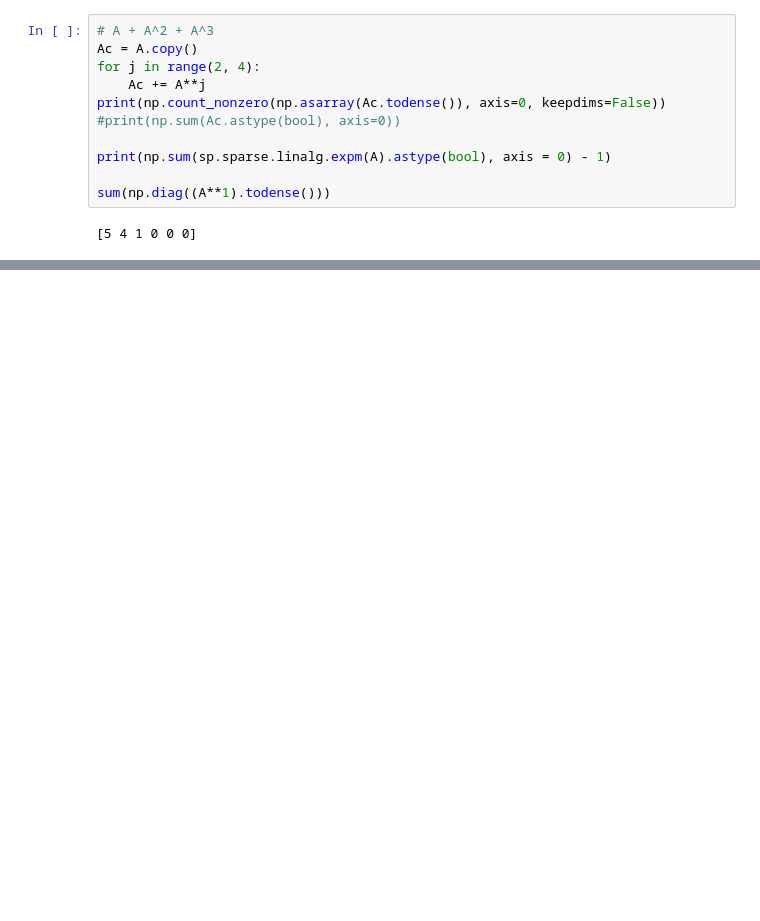
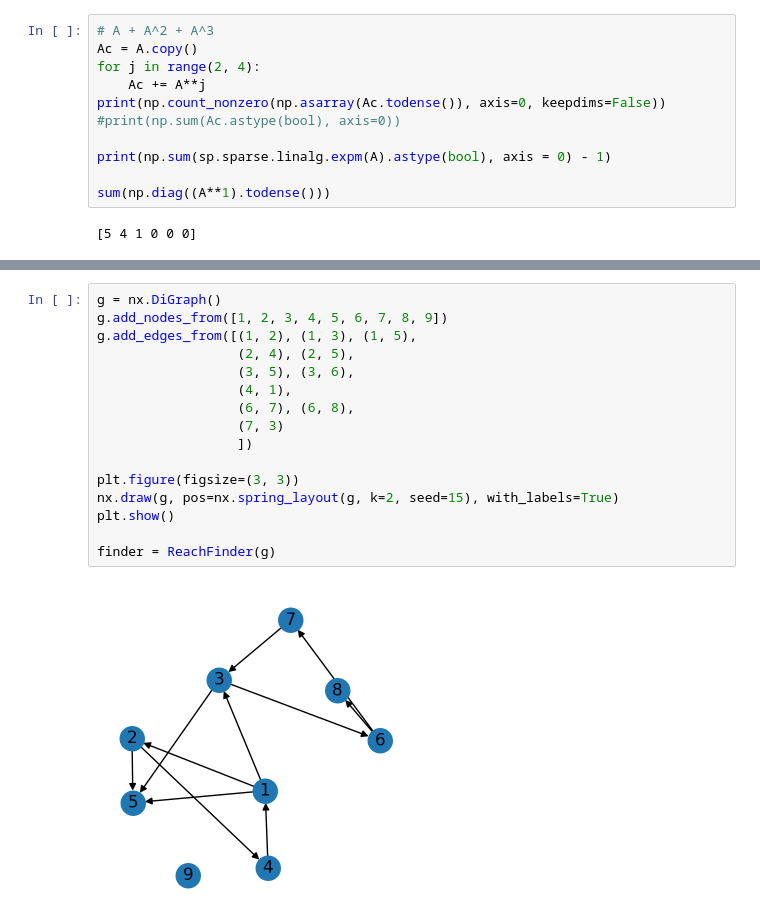
Before and after one commit to facundojgarcia02/CoNet, a Jupyter notebook: Tp Final/analysis/testing.ipynb, the cells around one changed output, grey strips where cells are left out. Cells and saved outputs as stored; diff of their text form; blank space fills up the shorter version.

```diff
--- a/Tp Final/analysis/testing.ipynb
+++ b/Tp Final/analysis/testing.ipynb
@@ -124,0 +177,18 @@ sum(np.diag((A**1).todense()))
+# %%
+g = nx.DiGraph()
+g.add_nodes_from([1, 2, 3, 4, 5, 6, 7, 8, 9])
+g.add_edges_from([(1, 2), (1, 3), (1, 5),
+                  (2, 4), (2, 5),
+                  (3, 5), (3, 6),
+                  (4, 1),
+                  (6, 7), (6, 8),
+                  (7, 3)
+                  ])
+
+plt.figure(figsize=(3, 3))
+nx.draw(g, pos=nx.spring_layout(g, k=2, seed=15), with_labels=True)
+plt.show()
+
+finder = ReachFinder(g)
+# %% [output]
+[figure, added]
```
Also changed, not shown: parts of 10 cells of this notebook.
